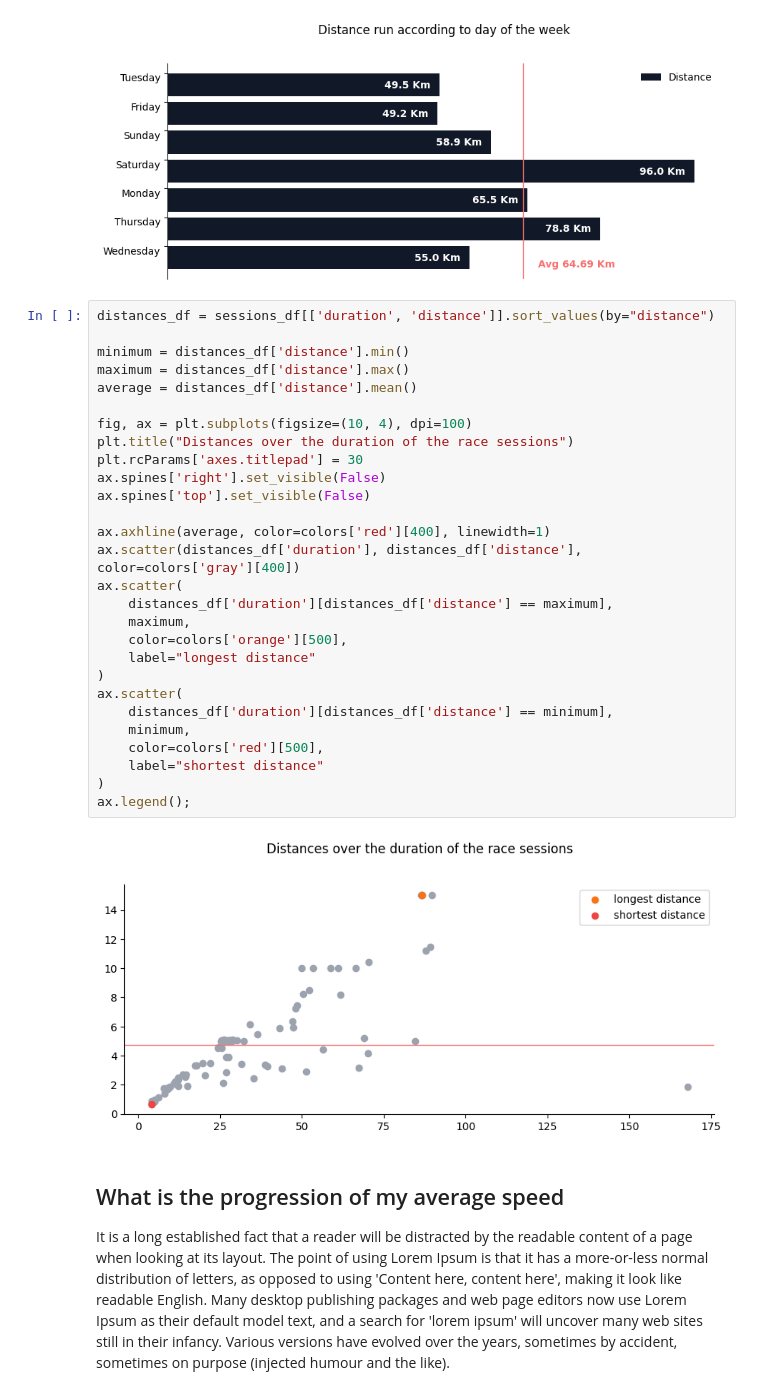
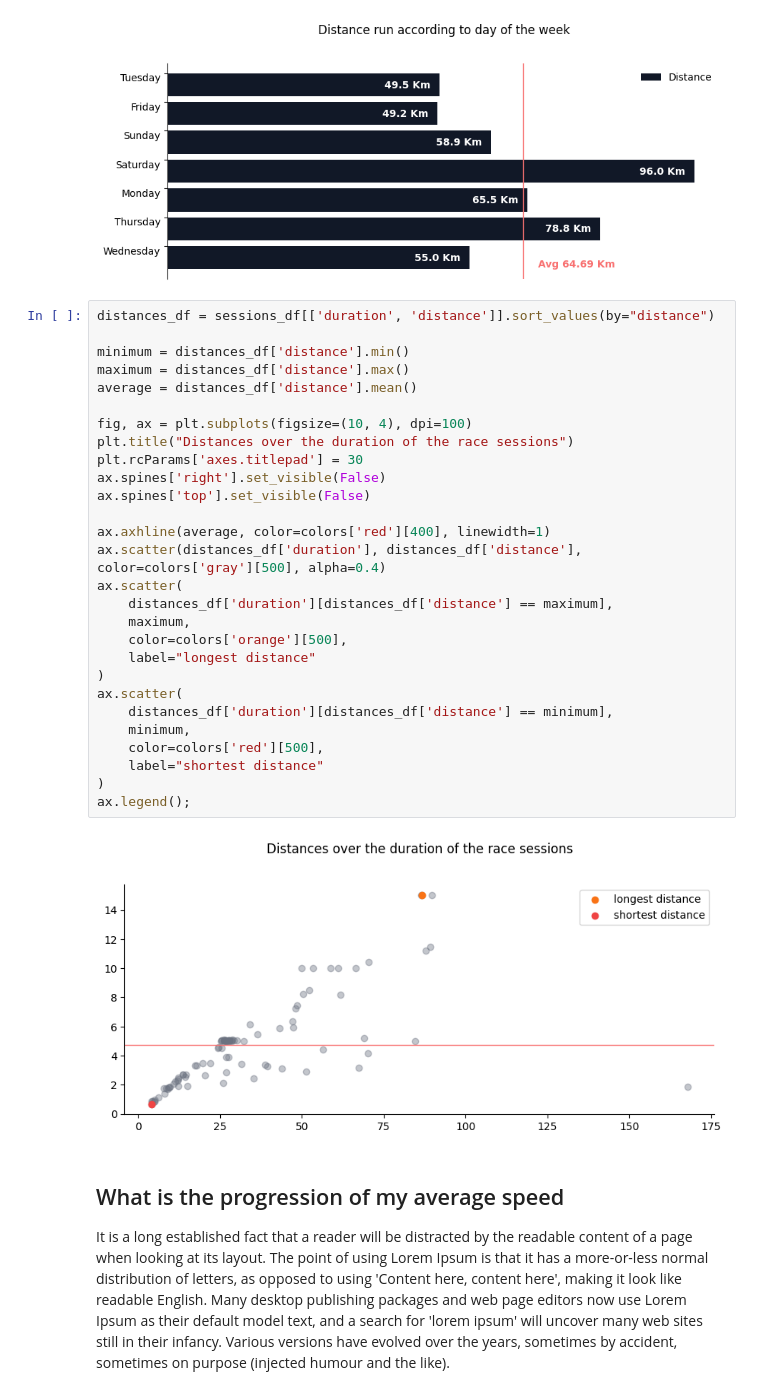
Before and after one commit to bernard-ng/running-visualization, a Jupyter notebook: running_data_visualization.ipynb, the cells around one changed output. Saved outputs shown, nothing was run; the diff lists cells and outputs as text.

```diff
--- a/running_data_visualization.ipynb
+++ b/running_data_visualization.ipynb
@@ -299,33 +318,33 @@ repartitionPlot(
 # %%
 distances_df = sessions_df[['duration', 'distance']].sort_values(by="distance")
 
 minimum = distances_df['distance'].min()
 maximum = distances_df['distance'].max()
 average = distances_df['distance'].mean()
 
 fig, ax = plt.subplots(figsize=(10, 4), dpi=100)
 plt.title("Distances over the duration of the race sessions")
 plt.rcParams['axes.titlepad'] = 30
 ax.spines['right'].set_visible(False)
 ax.spines['top'].set_visible(False)
 
 ax.axhline(average, color=colors['red'][400], linewidth=1)
-ax.scatter(distances_df['duration'], distances_df['distance'], color=colors['gray'][400])
+ax.scatter(distances_df['duration'], distances_df['distance'], color=colors['gray'][500], alpha=0.4)
 ax.scatter(
     distances_df['duration'][distances_df['distance'] == maximum],
     maximum,
     color=colors['orange'][500],
     label="longest distance"
 )
 ax.scatter(
     distances_df['duration'][distances_df['distance'] == minimum],
     minimum,
     color=colors['red'][500],
     label="shortest distance"
 )
 ax.legend();
 # %% [output]
-[figure, old version]
+[figure, new version]
 # %% [markdown]
 ## What is the progression of my average speed
 
```
Also changed, not shown: parts of 5 cells of this notebook.
